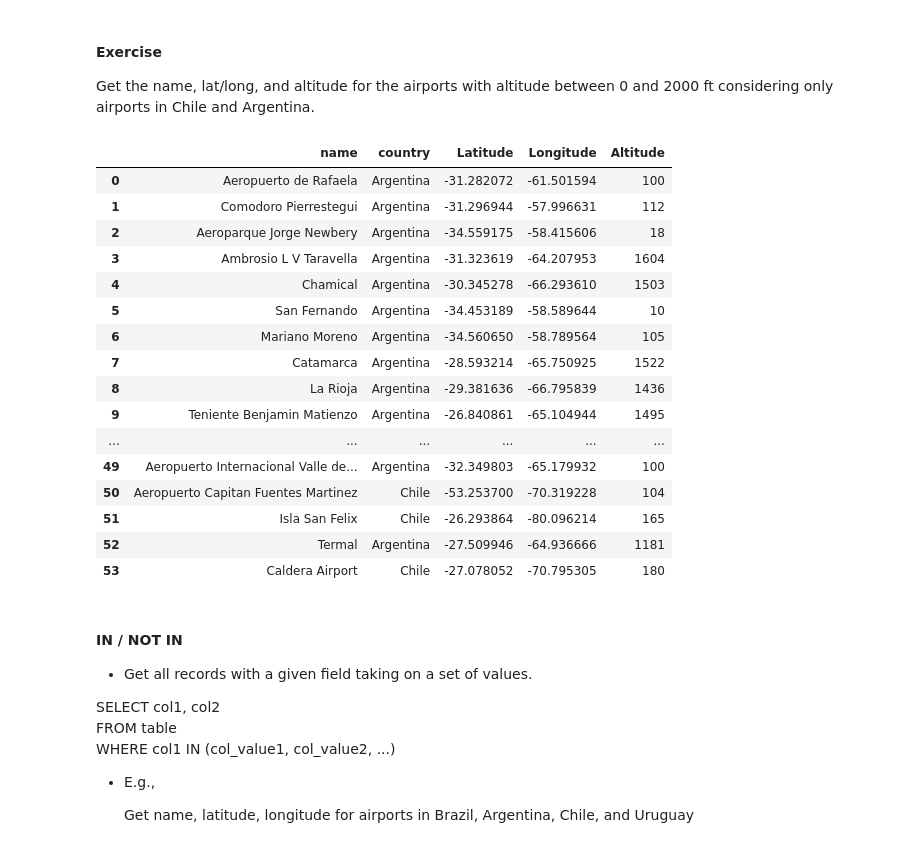
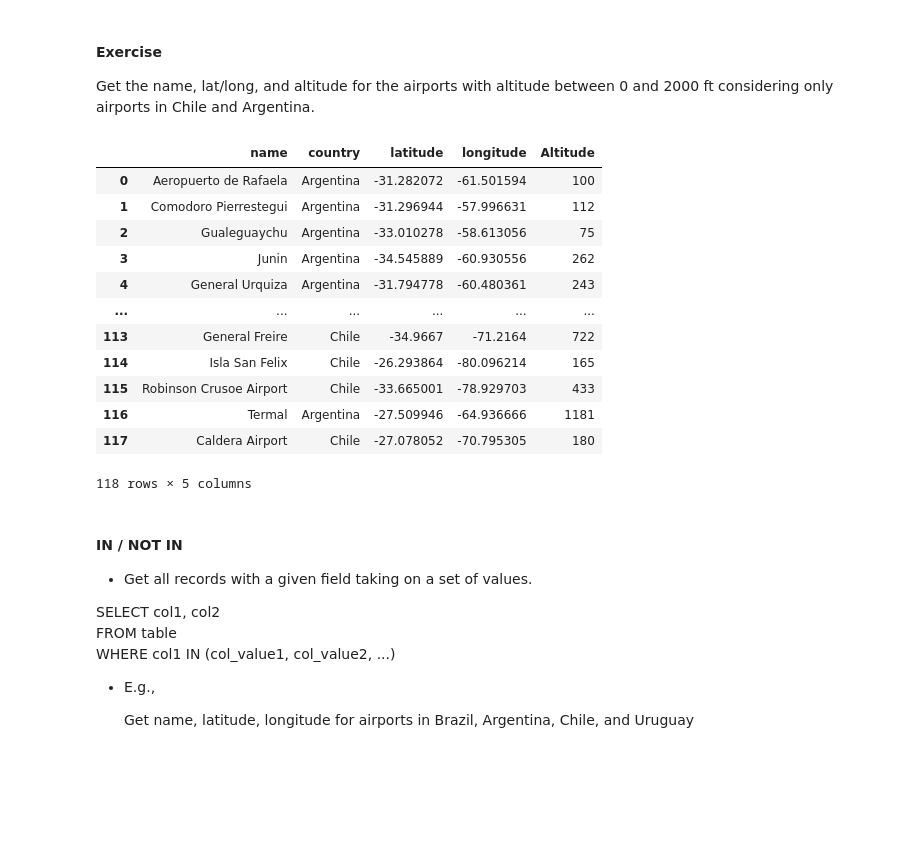
Before and after one commit to shefat26/NYC_DS_010625, a Jupyter notebook: Phase2_SQL/Ph1_T6_SQLBasics.ipynb, the cells around one changed output. Cells and saved outputs as stored; diff of their text form; code cells hidden in the pictures; blank space fills up the shorter version.

```diff
--- a/Phase2_SQL/Ph1_T6_SQLBasics.ipynb
+++ b/Phase2_SQL/Ph1_T6_SQLBasics.ipynb
@@ -873,31 +917,33 @@ Get the name, lat/long, and altitude for the airports with altitude between 0 an
 # %%
 # Yet another time for one of you to reveal your brilliance.
 
 sql_query_df = pd.read_sql("""
+SELECT name, country, latitude, longitude, CAST(altitude AS INT) Altitude
+FROM airports
+WHERE (country IN
+(SELECT country
+FROM airports
+WHERE country IN('Argentina', 'Chile'))) AND (CAST(Altitude AS int) BETWEEN 0 and 2000)
 
 
 
 """, con)
 
 sql_query_df
 # %% [output]
-|  | name | country | Latitude | Longitude | Altitude |
+|  | name | country | latitude | longitude | Altitude |
 | 0 | Aeropuerto de Rafaela | Argentina | -31.282072 | -61.501594 | 100 |
 | 1 | Comodoro Pierrestegui | Argentina | -31.296944 | -57.996631 | 112 |
-| 2 | Aeroparque Jorge Newbery | Argentina | -34.559175 | -58.415606 | 18 |
-| 3 | Ambrosio L V Taravella | Argentina | -31.323619 | -64.207953 | 1604 |
-| 4 | Chamical | Argentina | -30.345278 | -66.293610 | 1503 |
-| 5 | San Fernando | Argentina | -34.453189 | -58.589644 | 10 |
-| 6 | Mariano Moreno | Argentina | -34.560650 | -58.789564 | 105 |
-| 7 | Catamarca | Argentina | -28.593214 | -65.750925 | 1522 |
-| 8 | La Rioja | Argentina | -29.381636 | -66.795839 | 1436 |
-| 9 | Teniente Benjamin Matienzo | Argentina | -26.840861 | -65.104944 | 1495 |
+| 2 | Gualeguaychu | Argentina | -33.010278 | -58.613056 | 75 |
+| 3 | Junin | Argentina | -34.545889 | -60.930556 | 262 |
+| 4 | General Urquiza | Argentina | -31.794778 | -60.480361 | 243 |
 | ... | ... | ... | ... | ... | ... |
-| 49 | Aeropuerto Internacional Valle de... | Argentina | -32.349803 | -65.179932 | 100 |
-| 50 | Aeropuerto Capitan Fuentes Martinez | Chile | -53.253700 | -70.319228 | 104 |
-| 51 | Isla San Felix | Chile | -26.293864 | -80.096214 | 165 |
-| 52 | Termal | Argentina | -27.509946 | -64.936666 | 1181 |
-| 53 | Caldera Airport | Chile | -27.078052 | -70.795305 | 180 |
+| 113 | General Freire | Chile | -34.9667 | -71.2164 | 722 |
+| 114 | Isla San Felix | Chile | -26.293864 | -80.096214 | 165 |
+| 115 | Robinson Crusoe Airport | Chile | -33.665001 | -78.929703 | 433 |
+| 116 | Termal | Argentina | -27.509946 | -64.936666 | 1181 |
+| 117 | Caldera Airport | Chile | -27.078052 | -70.795305 | 180 |
+118 rows × 5 columns
 # %% [markdown]
 #### IN / NOT IN
 
```
Also changed, not shown: parts of 17 cells of this notebook, 24 other files.
